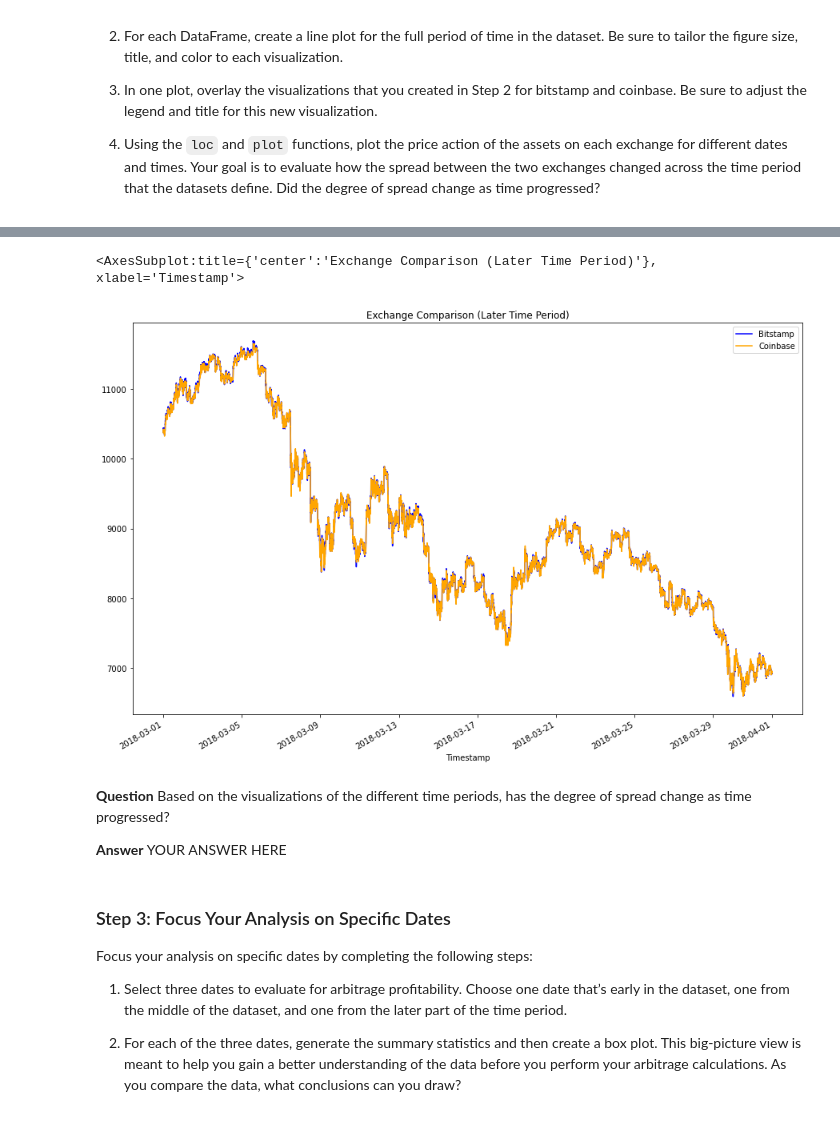
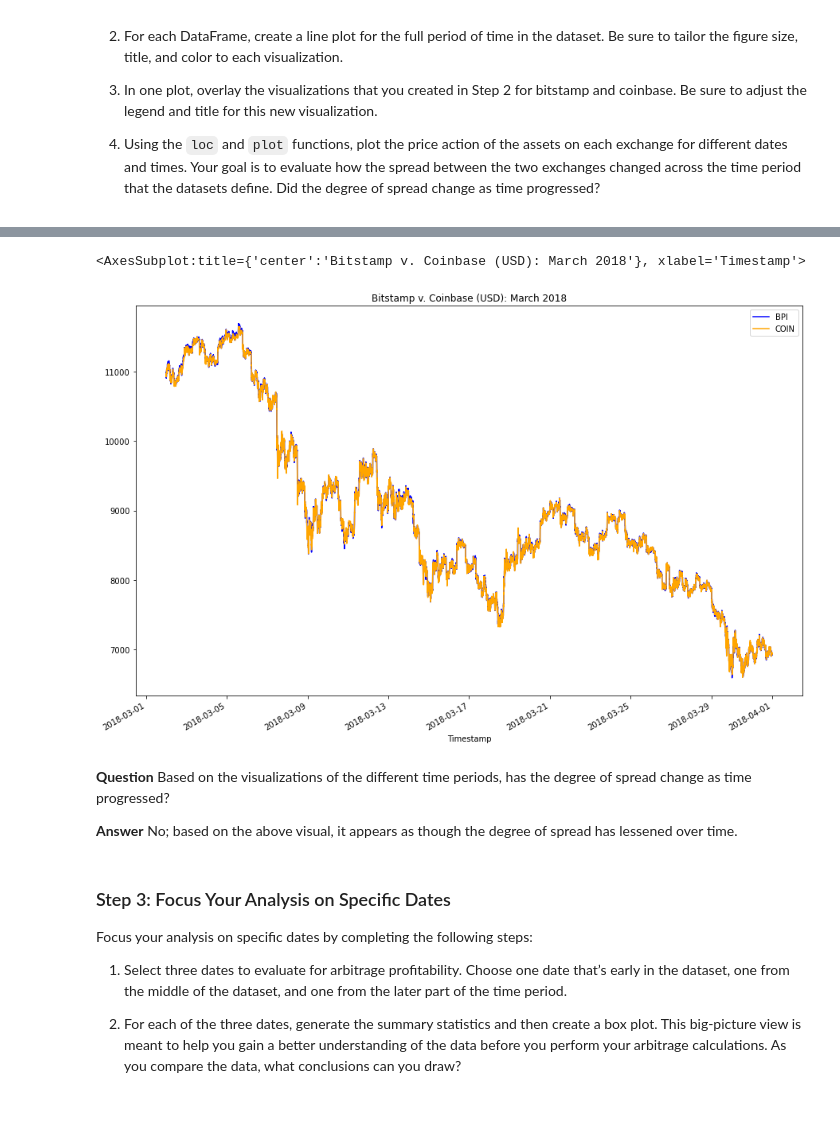
Before and after one commit to ALovettII/3-challenge, a Jupyter notebook: crypto_arbitrage.ipynb, the cells around one changed output, grey strips where cells are left out. Cells and saved outputs as stored; diff of their text form; code cells hidden in the pictures.

```diff
--- a/crypto_arbitrage.ipynb
+++ b/crypto_arbitrage.ipynb
@@ -265,15 +270,18 @@ Sort through the time series data associated with the bitstamp and coinbase Data
 # %%
 # Using the loc and plot functions, create an overlay plot that visualizes
 # the price action of both DataFrames for a one month period later in the dataset
 # Be sure to include the parameters: legend, figure size, title, and color and label
-# YOUR CODE HERE
+bitstamp_sliced.loc['2018-03-02': '2018-04-02'].plot(
+    legend=True, figsize=(15,10), title="Bitstamp v. Coinbase (USD): March 2018", color="blue", label="BPI")
+coinbase_sliced.loc['2018-03-02': '2018-04-02'].plot(
+    legend=True, figsize=(15,10), color="orange", label="COIN")
 # %% [output]
-<AxesSubplot:title={'center':'Exchange Comparison (Later Time Period)'}, xlabel='Timestamp'>
+<AxesSubplot:title={'center':'Bitstamp v. Coinbase (USD): March 2018'}, xlabel='Timestamp'>
-[figure, old version]
+[figure, new version]
 # %% [markdown]
 **Question** Based on the visualizations of the different time periods, has the degree of spread change as time progressed?
 
-**Answer** YOUR ANSWER HERE
+**Answer** No; based on the above visual, it appears as though the degree of spread has lessened over time.
 # %% [markdown]
 ### Step 3: Focus Your Analysis on Specific Dates
 
```
Also changed, not shown: parts of 6 cells of this notebook.
